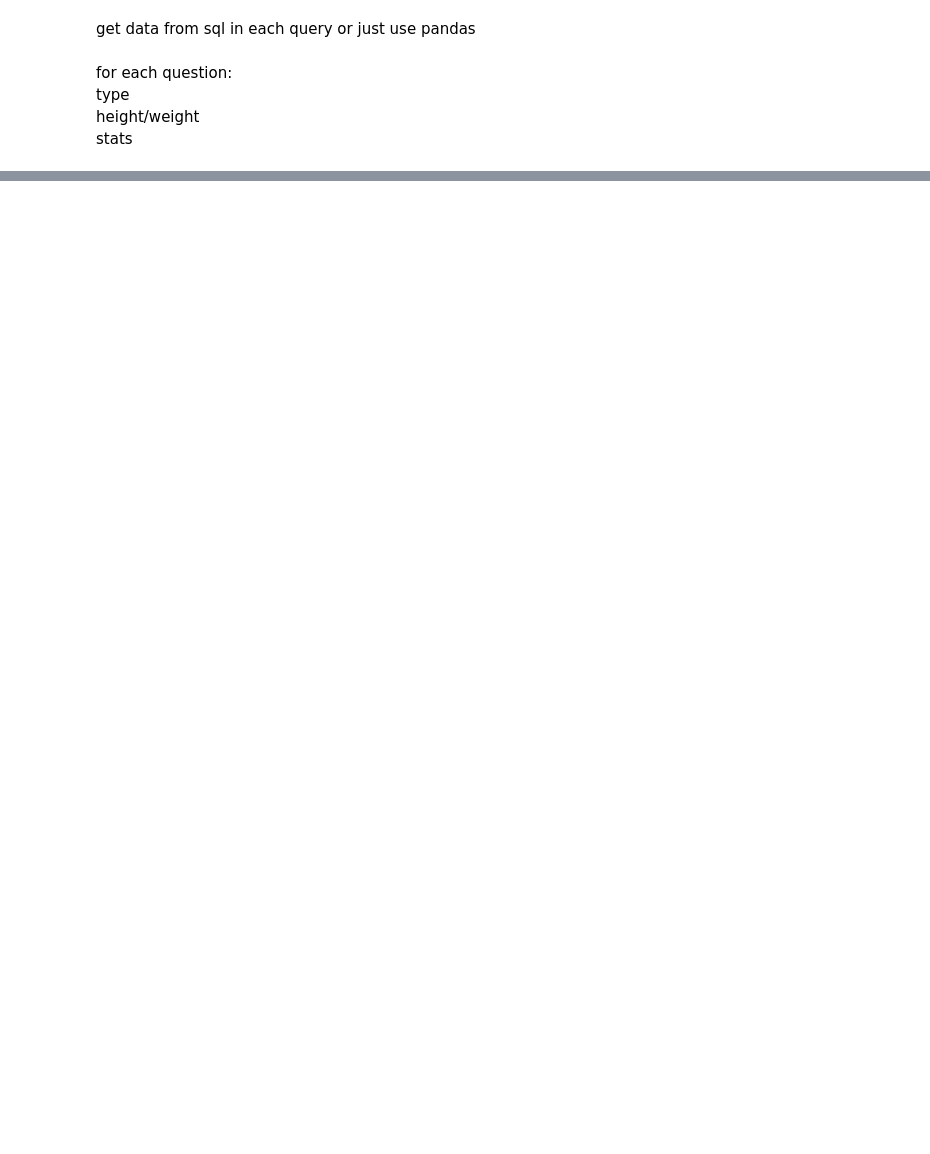
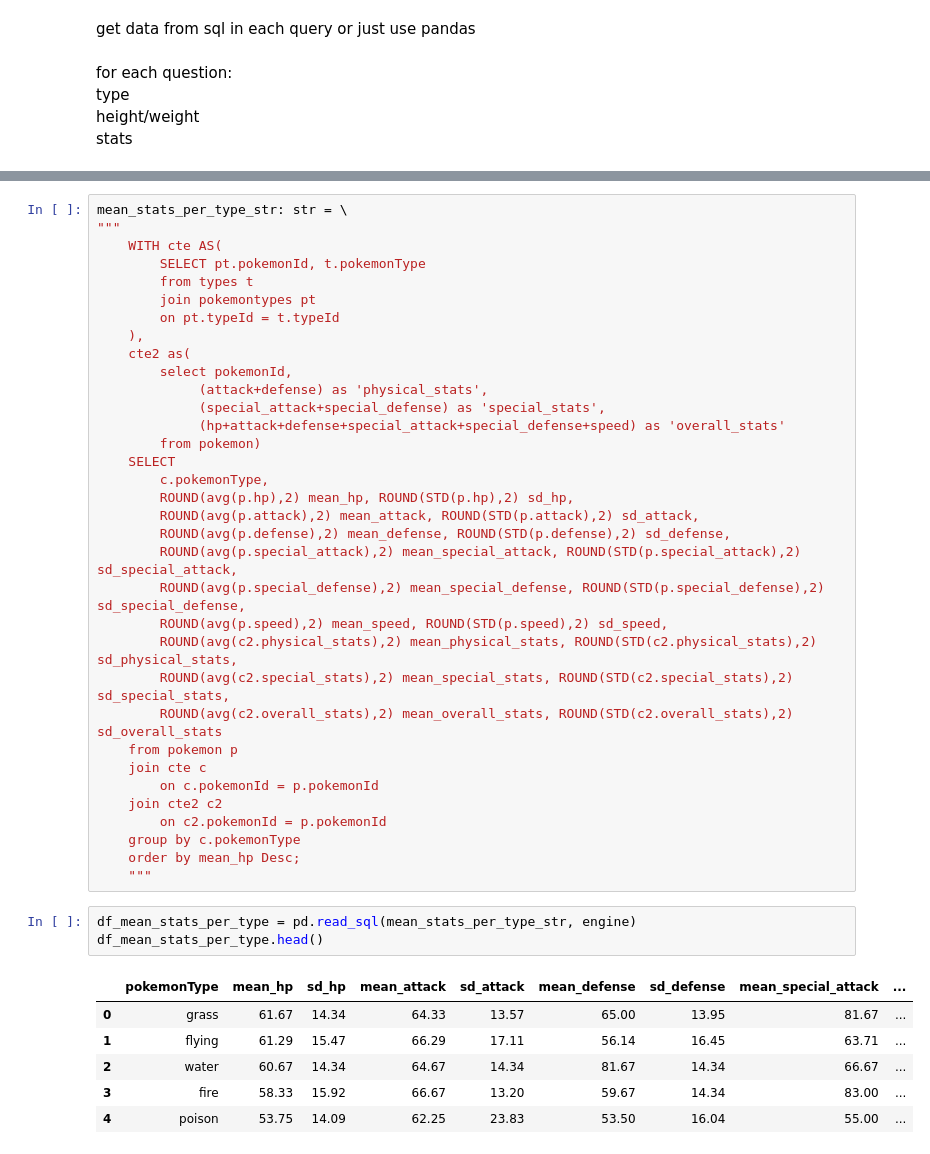
Before and after one commit to jarjc001/PokemonDataProject, a Jupyter notebook: Pokemon_Data_analysis.ipynb, the cells around one changed output, grey strips where cells are left out. Drawn from its saved outputs; the diff is of its cells as text; blank space fills up the shorter version.

```diff
--- a/Pokemon_Data_analysis.ipynb
+++ b/Pokemon_Data_analysis.ipynb
@@ -110,0 +270,44 @@ stats
+# %%
+mean_stats_per_type_str: str = \
+"""
+    WITH cte AS(
+    	SELECT pt.pokemonId, t.pokemonType
+        from types t
+        join pokemontypes pt
+        on pt.typeId = t.typeId
+    ),
+    cte2 as(
+        select pokemonId,
+             (attack+defense) as 'physical_stats',
+             (special_attack+special_defense) as 'special_stats',
+             (hp+attack+defense+special_attack+special_defense+speed) as 'overall_stats'
+        from pokemon)
+    SELECT
+        c.pokemonType,
+        ROUND(avg(p.hp),2) mean_hp, ROUND(STD(p.hp),2) sd_hp,
+        ROUND(avg(p.attack),2) mean_attack, ROUND(STD(p.attack),2) sd_attack,
+        ROUND(avg(p.defense),2) mean_defense, ROUND(STD(p.defense),2) sd_defense,
+        ROUND(avg(p.special_attack),2) mean_special_attack, ROUND(STD(p.special_attack),2) sd_special_attack,
+        ROUND(avg(p.special_defense),2) mean_special_defense, ROUND(STD(p.special_defense),2) sd_special_defense,
+        ROUND(avg(p.speed),2) mean_speed, ROUND(STD(p.speed),2) sd_speed,
+        ROUND(avg(c2.physical_stats),2) mean_physical_stats, ROUND(STD(c2.physical_stats),2) sd_physical_stats,
+        ROUND(avg(c2.special_stats),2) mean_special_stats, ROUND(STD(c2.special_stats),2) sd_special_stats,
+        ROUND(avg(c2.overall_stats),2) mean_overall_stats, ROUND(STD(c2.overall_stats),2) sd_overall_stats
+    from pokemon p
+    join cte c
+        on c.pokemonId = p.pokemonId
+    join cte2 c2
+        on c2.pokemonId = p.pokemonId
+    group by c.pokemonType
+    order by mean_hp Desc;
+    """
+# %%
+df_mean_stats_per_type = pd.read_sql(mean_stats_per_type_str, engine)
+df_mean_stats_per_type.head()
+# %% [output]
+|  | pokemonType | mean_hp | sd_hp | mean_attack | sd_attack | mean_defense | sd_defense | mean_special_attack | ... |
+| 0 | grass | 61.67 | 14.34 | 64.33 | 13.57 | 65.00 | 13.95 | 81.67 | ... |
+| 1 | flying | 61.29 | 15.47 | 66.29 | 17.11 | 56.14 | 16.45 | 63.71 | ... |
+| 2 | water | 60.67 | 14.34 | 64.67 | 14.34 | 81.67 | 14.34 | 66.67 | ... |
+| 3 | fire | 58.33 | 15.92 | 66.67 | 13.20 | 59.67 | 14.34 | 83.00 | ... |
+| 4 | poison | 53.75 | 14.09 | 62.25 | 23.83 | 53.50 | 16.04 | 55.00 | ... |
```
Also changed, not shown: parts of 25 cells of this notebook, 3 other files.
